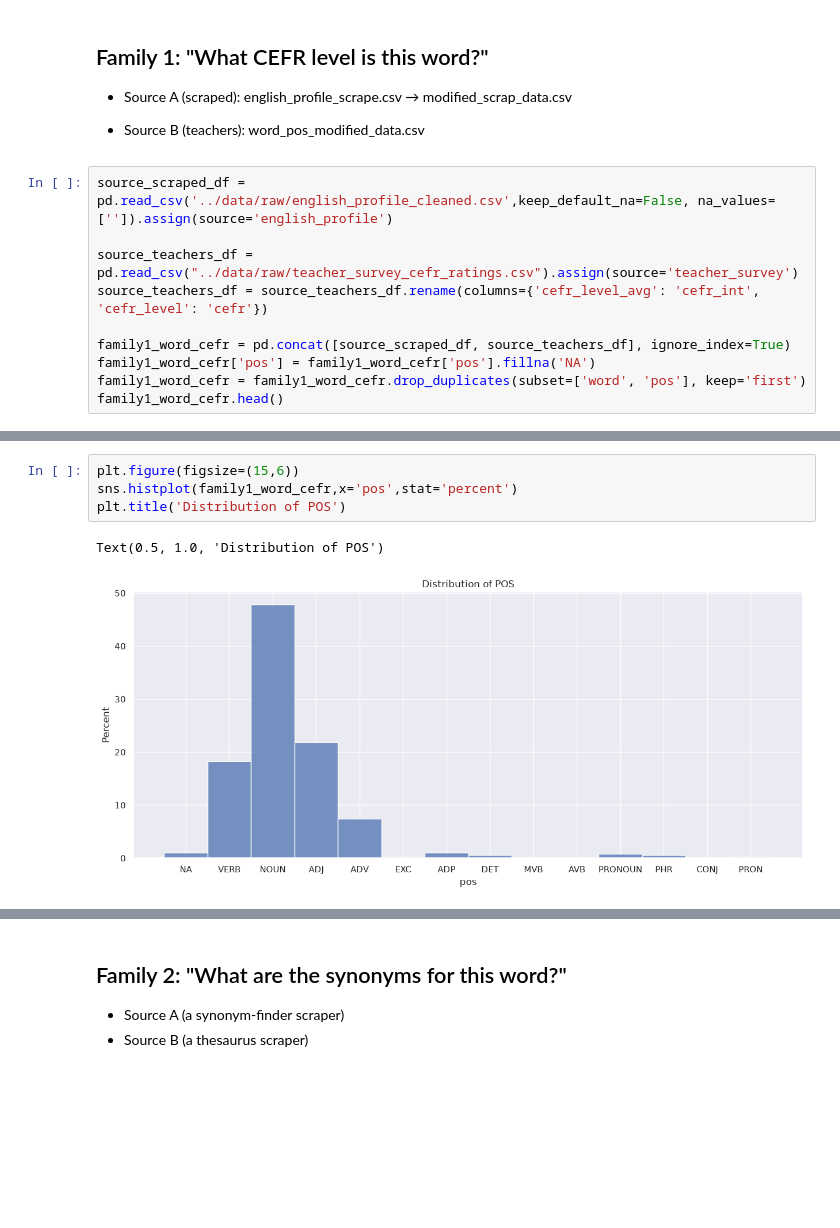
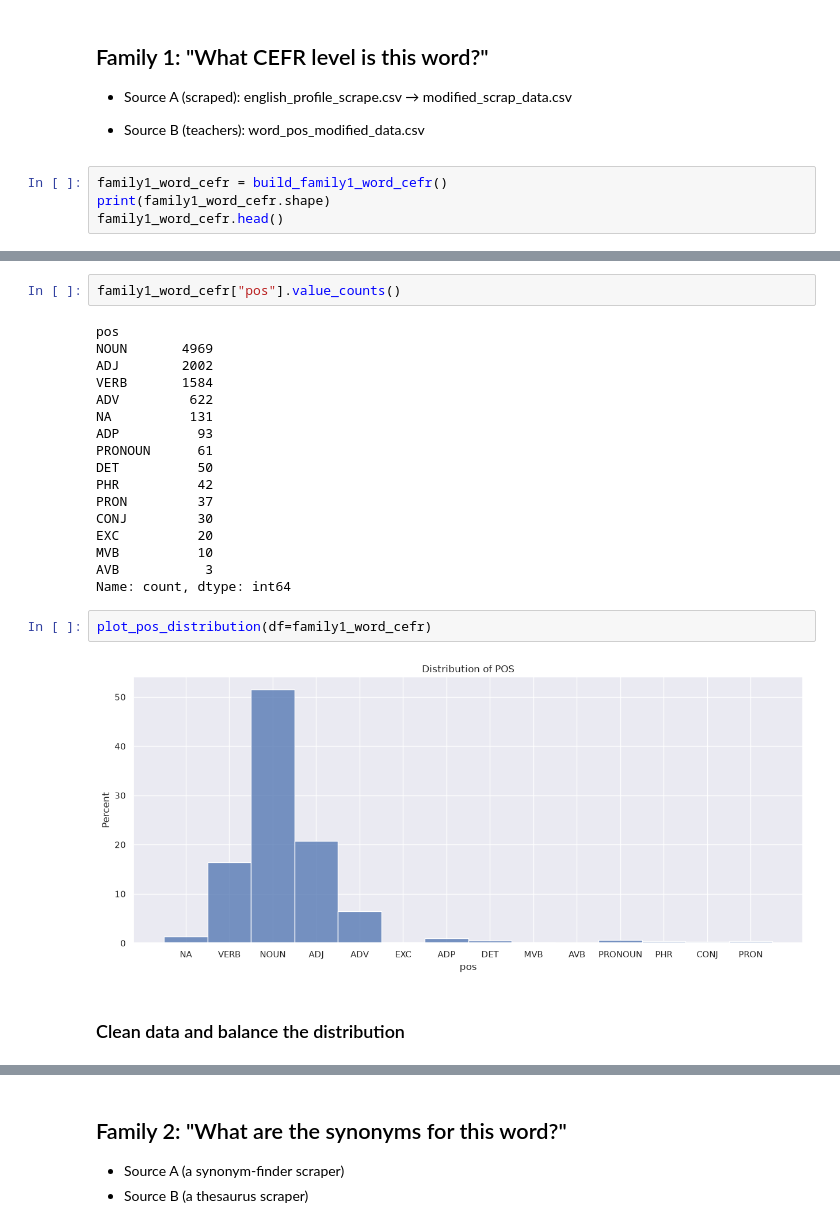
Before and after one commit to SujithGU/Intelli-e-Reader, a Jupyter notebook: notebook/Dataset-EDA.ipynb, the cells around one changed output, grey strips where cells are left out. Cells and saved outputs as stored; diff of their text form; blank space fills up the shorter version.

```diff
--- a/notebook/Dataset-EDA.ipynb
+++ b/notebook/Dataset-EDA.ipynb
@@ -12,13 +32,7 @@ sns.set_theme()
 
 * Source B (teachers): word_pos_modified_data.csv
 # %%
-source_scraped_df = pd.read_csv('../data/raw/english_profile_cleaned.csv',keep_default_na=False, na_values=['']).assign(source='english_profile')
-
-source_teachers_df = pd.read_csv("../data/raw/teacher_survey_cefr_ratings.csv").assign(source='teacher_survey')
-source_teachers_df = source_teachers_df.rename(columns={'cefr_level_avg': 'cefr_int', 'cefr_level': 'cefr'})
-
-family1_word_cefr = pd.concat([source_scraped_df, source_teachers_df], ignore_index=True)
-family1_word_cefr['pos'] = family1_word_cefr['pos'].fillna('NA')
-family1_word_cefr = family1_word_cefr.drop_duplicates(subset=['word', 'pos'], keep='first')
+family1_word_cefr = build_family1_word_cefr()
+print(family1_word_cefr.shape)
 family1_word_cefr.head()
 # %% [output]
@@ -36,8 +92,26 @@ Total unique words and associated POS: 7620 words
 Total unique POS tags: 14 types
+# %%
+family1_word_cefr["pos"].value_counts()
+# %% [output]
+pos
+NOUN       4969
+ADJ        2002
+VERB       1584
+ADV         622
+NA          131
+ADP          93
+PRONOUN      61
+DET          50
+PHR          42
+PRON         37
+CONJ         30
+EXC          20
+MVB          10
+AVB           3
+Name: count, dtype: int64
 # %%
-plt.figure(figsize=(15,6))
-sns.histplot(family1_word_cefr,x='pos',stat='percent')
-plt.title('Distribution of POS')
+plot_pos_distribution(df=family1_word_cefr)
 # %% [output]
-Text(0.5, 1.0, 'Distribution of POS')
-[figure, old version]
+[figure, new version]
+# %% [markdown]
+### Clean data and balance the distribution
```
Also changed, not shown: parts of 27 cells of this notebook, 9 other files.
